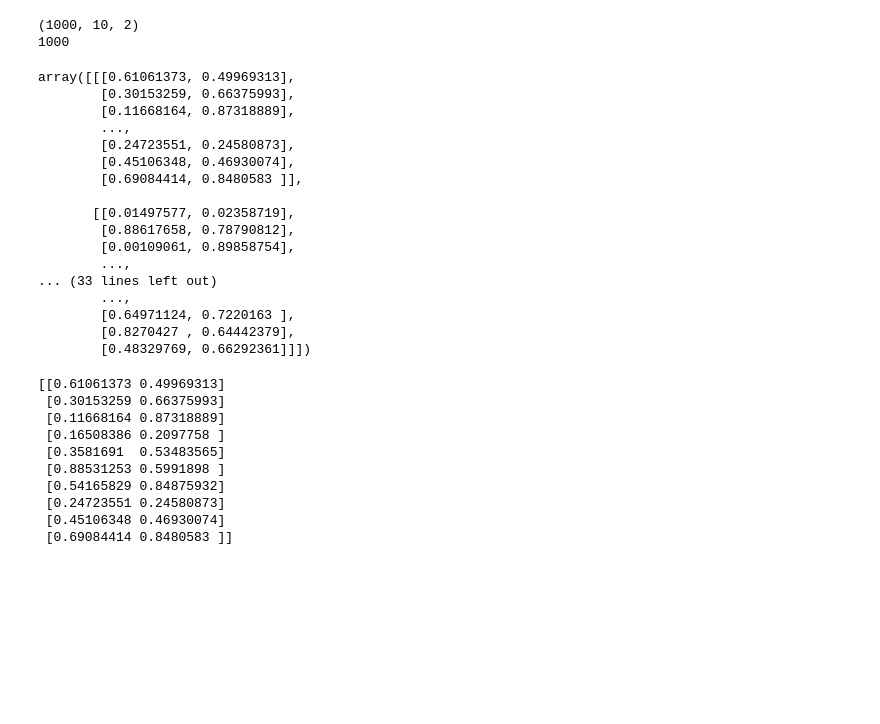
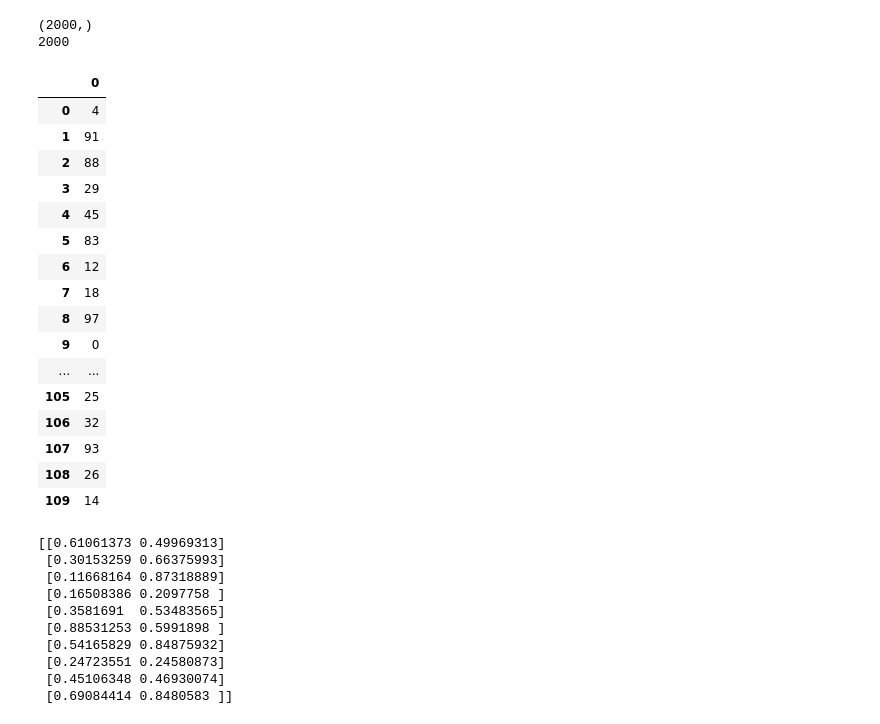
Before and after one commit to yurimnunes/dpdp_new, a Jupyter notebook: numpy_reader.ipynb, the cells around one changed output. Saved outputs shown, nothing was run; the diff lists cells and outputs as text; code cells hidden in the pictures; blank space fills up the shorter version.

```diff
--- a/numpy_reader.ipynb
+++ b/numpy_reader.ipynb
@@ -6,32 +6,39 @@ import os
 import json
 # %%
 # read arquivo .npy
-data = np.load('tsp10_test.npy')
+data = np.load('dados_solucao_validacao.npy', allow_pickle=True)
 print(data.shape)
 print(len(data))
 # %% [output]
-(1000, 10, 2)
-1000
+(2000,)
+2000
-# %%
-data
-# %% [output]
-array([[[0.61061373, 0.49969313],
-        [0.30153259, 0.66375993],
-        [0.11668164, 0.87318889],
-        ...,
-        [0.24723551, 0.24580873],
-        [0.45106348, 0.46930074],
-        [0.69084414, 0.8480583 ]],
-
-       [[0.01497577, 0.02358719],
-        [0.88617658, 0.78790812],
-        [0.00109061, 0.89858754],
-        ...,
-... (33 lines left out)
-        ...,
-        [0.64971124, 0.7220163 ],
-        [0.8270427 , 0.64442379],
-        [0.48329769, 0.66292361]]])
+# %%
+# print all values
+import pandas as pd
+# Configura o Pandas para exibir todas as linhas e colunas
+pd.set_option('display.max_rows', None)
+pd.set_option('display.max_columns', None)
+
+aaa = pd.DataFrame(data[0])
+aaa
+# %% [output]
+|  | 0 |
+| 0 | 4 |
+| 1 | 91 |
+| 2 | 88 |
+| 3 | 29 |
+| 4 | 45 |
+| 5 | 83 |
+| 6 | 12 |
+| 7 | 18 |
+| 8 | 97 |
+| 9 | 0 |
+| ... | ... |
+| 105 | 25 |
+| 106 | 32 |
+| 107 | 93 |
+| 108 | 26 |
+| 109 | 14 |
 # %%
 print(data[0])
 # %% [output]
```
Also changed, not shown: 1 other file.
